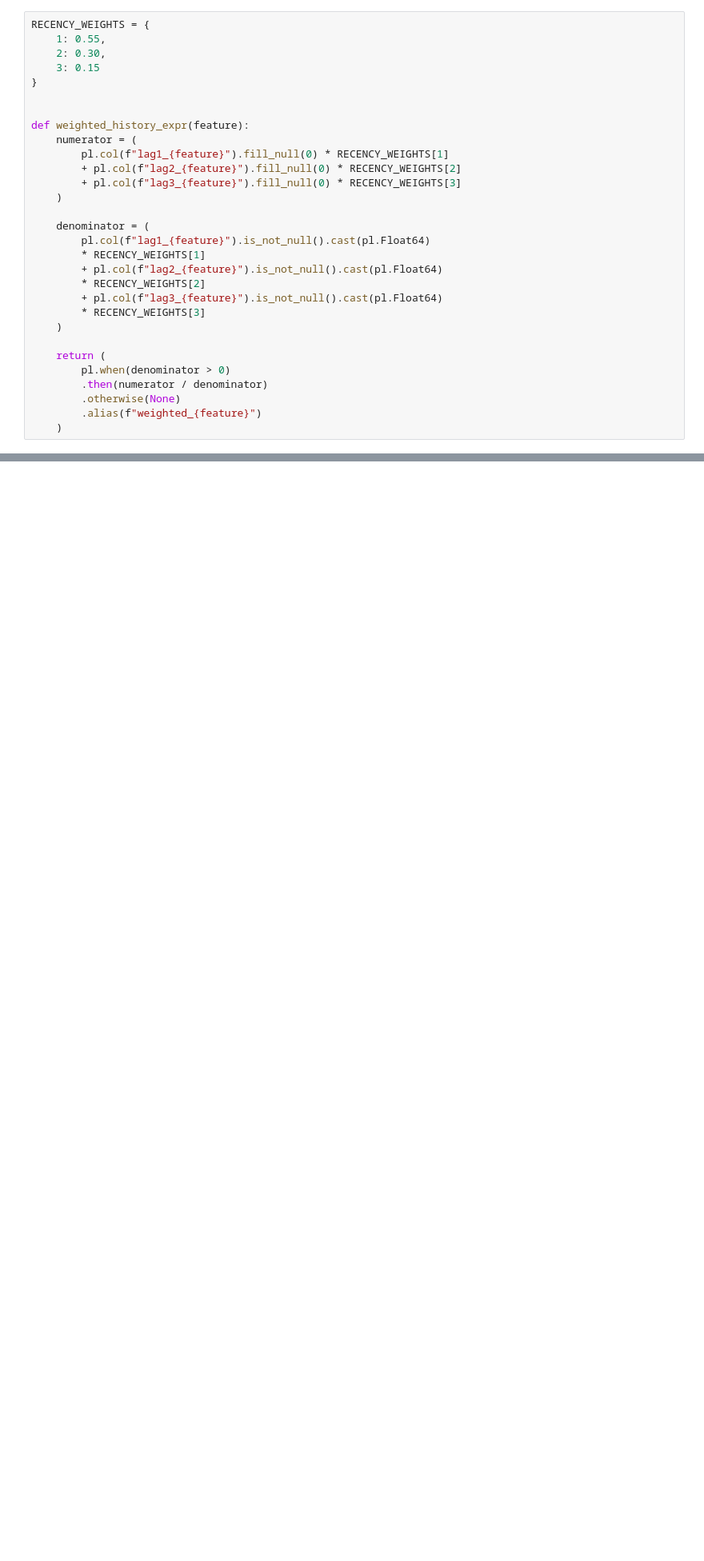
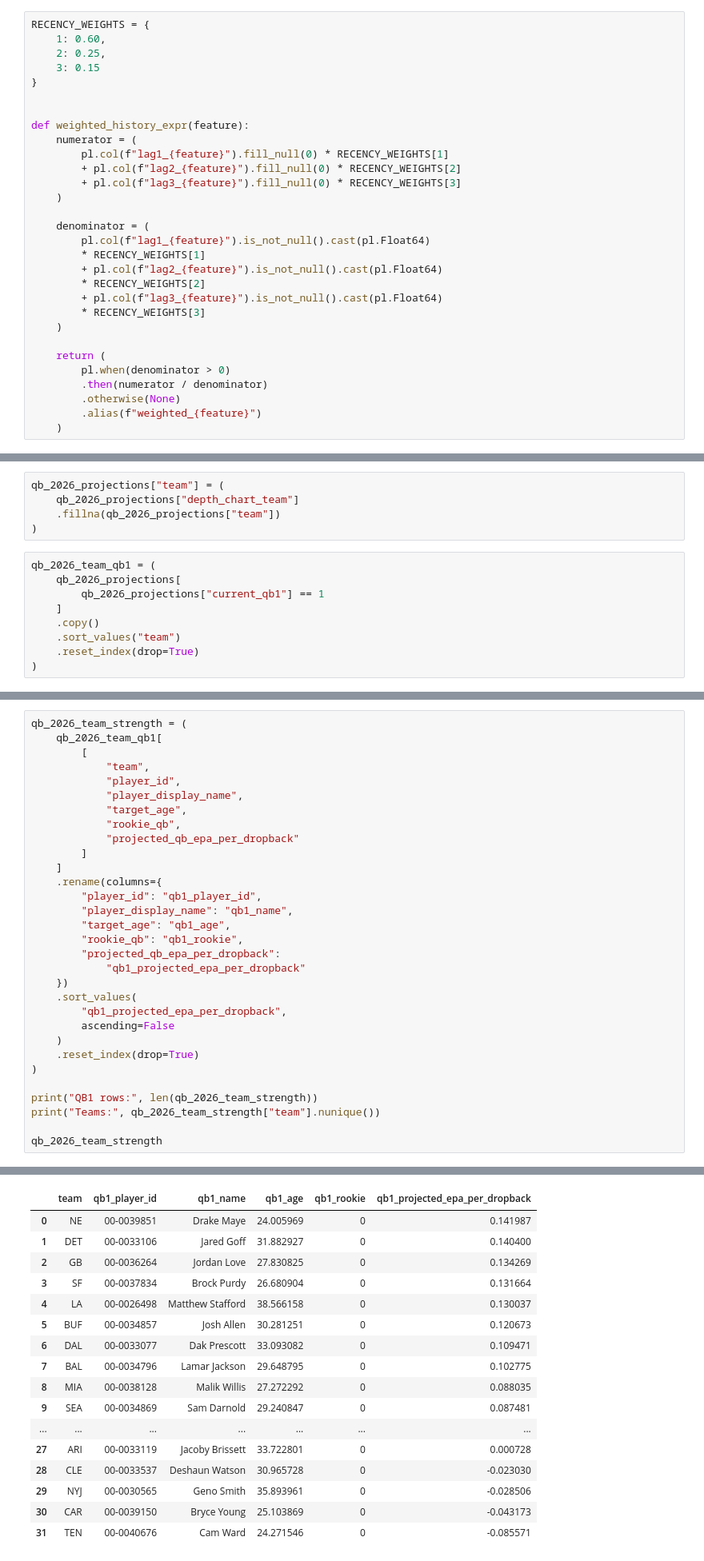
Before and after one commit to ethanfr10/NFL-Season-Projections, a Jupyter notebook: notebooks/04_Player_Projections.ipynb, the cells around one changed output, grey strips where cells are left out. Shown at 80% size. Cells and saved outputs as stored; diff of their text form; blank space fills up the shorter version.

```diff
--- a/notebooks/04_Player_Projections.ipynb
+++ b/notebooks/04_Player_Projections.ipynb
@@ -991,8 +370,8 @@ Recent performance is generally more informative for projection than older perfo
 I combine up to three prior seasons with greater weight on the most recent year. Missing seasons are not treated as zero production; the available weights are rescaled while separate history availability features preserve information about gaps in a player's career.
 # %%
 RECENCY_WEIGHTS = {
-    1: 0.55,
-    2: 0.30,
+    1: 0.60,
+    2: 0.25,
     3: 0.15
 }
 
@@ -3653,0 +828,14 @@ shape: (121, 9)
+# %%
+qb_2026_projections["team"] = (
+    qb_2026_projections["depth_chart_team"]
+    .fillna(qb_2026_projections["team"])
+)
+# %%
+qb_2026_team_qb1 = (
+    qb_2026_projections[
+        qb_2026_projections["current_qb1"] == 1
+    ]
+    .copy()
+    .sort_values("team")
+    .reset_index(drop=True)
+)
@@ -3653,0 +854,32 @@ shape: (121, 9)
+# %%
+qb_2026_team_strength = (
+    qb_2026_team_qb1[
+        [
+            "team",
+            "player_id",
+            "player_display_name",
+            "target_age",
+            "rookie_qb",
+            "projected_qb_epa_per_dropback"
+        ]
+    ]
+    .rename(columns={
+        "player_id": "qb1_player_id",
+        "player_display_name": "qb1_name",
+        "target_age": "qb1_age",
+        "rookie_qb": "qb1_rookie",
+        "projected_qb_epa_per_dropback":
+            "qb1_projected_epa_per_dropback"
+    })
+    .sort_values(
+        "qb1_projected_epa_per_dropback",
+        ascending=False
+    )
+    .reset_index(drop=True)
+)
+
+print("QB1 rows:", len(qb_2026_team_strength))
+print("Teams:", qb_2026_team_strength["team"].nunique())
+
+qb_2026_team_strength
+# %% [output]
@@ -3653,0 +888,17 @@ shape: (121, 9)
+|  | team | qb1_player_id | qb1_name | qb1_age | qb1_rookie | qb1_projected_epa_per_dropback |
+| 0 | NE | 00-0039851 | Drake Maye | 24.005969 | 0 | 0.141987 |
+| 1 | DET | 00-0033106 | Jared Goff | 31.882927 | 0 | 0.140400 |
+| 2 | GB | 00-0036264 | Jordan Love | 27.830825 | 0 | 0.134269 |
+| 3 | SF | 00-0037834 | Brock Purdy | 26.680904 | 0 | 0.131664 |
+| 4 | LA | 00-0026498 | Matthew Stafford | 38.566158 | 0 | 0.130037 |
+| 5 | BUF | 00-0034857 | Josh Allen | 30.281251 | 0 | 0.120673 |
+| 6 | DAL | 00-0033077 | Dak Prescott | 33.093082 | 0 | 0.109471 |
+| 7 | BAL | 00-0034796 | Lamar Jackson | 29.648795 | 0 | 0.102775 |
+| 8 | MIA | 00-0038128 | Malik Willis | 27.272292 | 0 | 0.088035 |
+| 9 | SEA | 00-0034869 | Sam Darnold | 29.240847 | 0 | 0.087481 |
+| ... | ... | ... | ... | ... | ... | ... |
+| 27 | ARI | 00-0033119 | Jacoby Brissett | 33.722801 | 0 | 0.000728 |
+| 28 | CLE | 00-0033537 | Deshaun Watson | 30.965728 | 0 | -0.023030 |
+| 29 | NYJ | 00-0030565 | Geno Smith | 35.893961 | 0 | -0.028506 |
+| 30 | CAR | 00-0039150 | Bryce Young | 25.103869 | 0 | -0.043173 |
+| 31 | TEN | 00-0040676 | Cam Ward | 24.271546 | 0 | -0.085571 |
```
Also changed, not shown: parts of 176 cells of this notebook, 13 other files.
